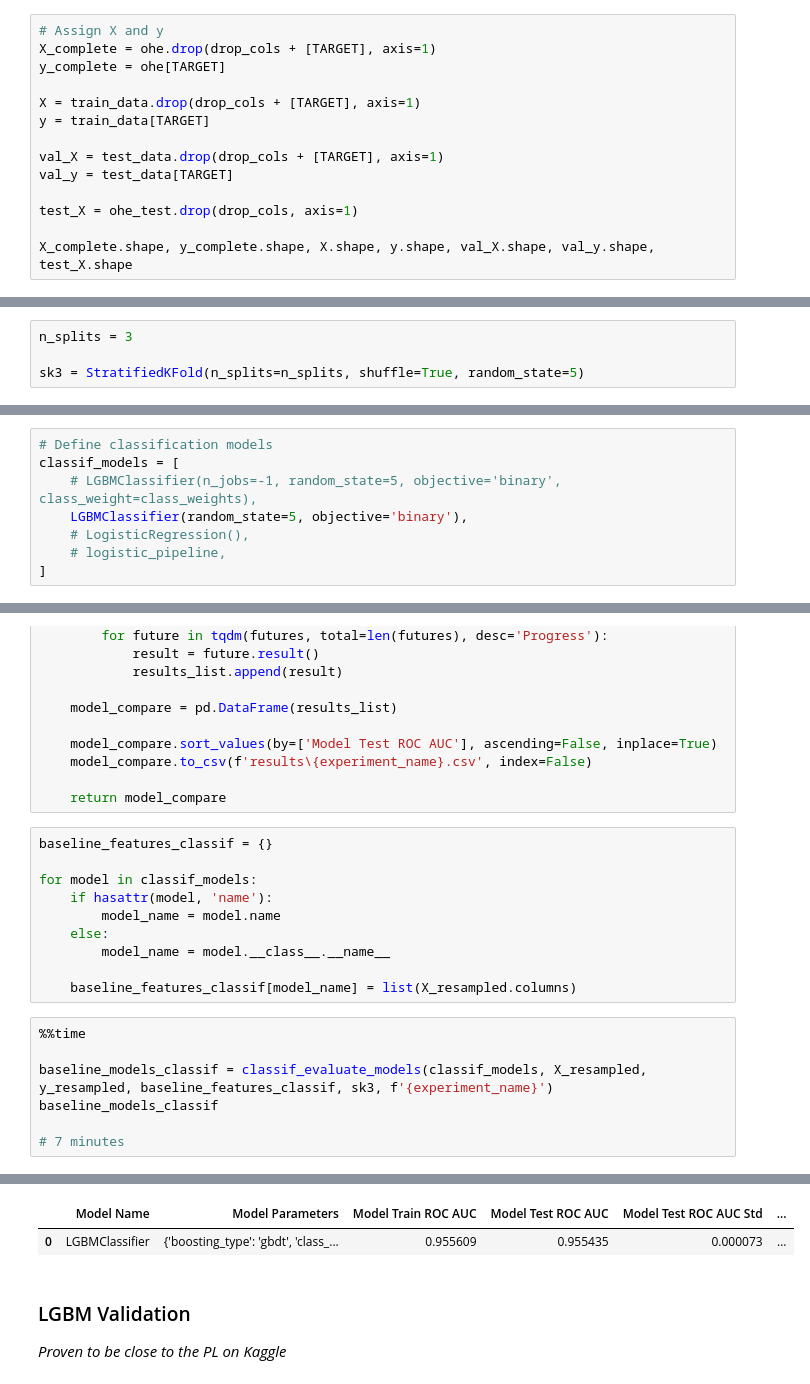
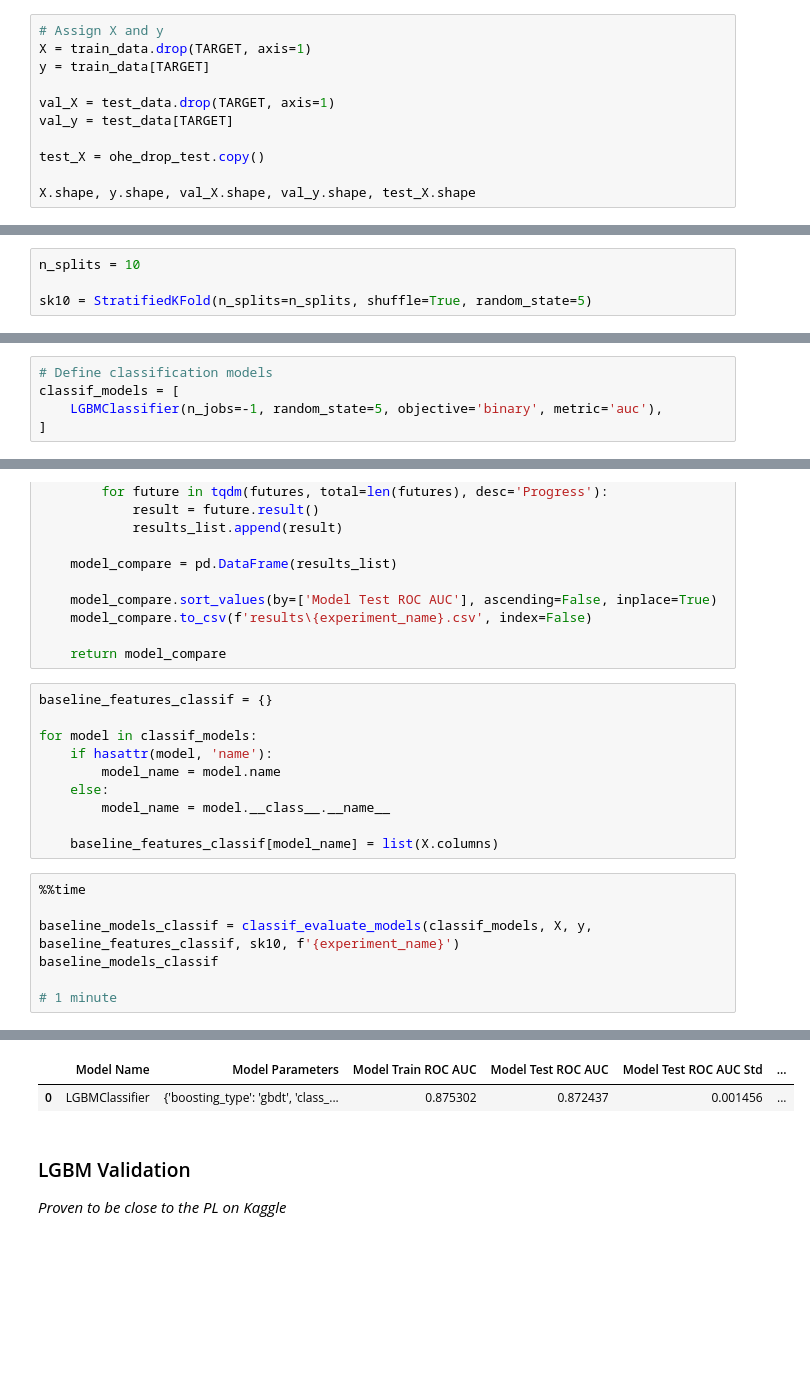
Before and after one commit to hardboyvino/kaggle_competition, a Jupyter notebook: playground_4.7/lgbm.ipynb, the cells around one changed output, grey strips where cells are left out. Saved outputs shown, nothing was run; the diff lists cells and outputs as text; blank space fills up the shorter version.

```diff
--- a/playground_4.7/lgbm.ipynb
+++ b/playground_4.7/lgbm.ipynb
@@ -76,15 +112,12 @@ train_data.shape, test_data.shape
 # %%
 # Assign X and y
-X_complete = ohe.drop(drop_cols + [TARGET], axis=1)
-y_complete = ohe[TARGET]
-
-X = train_data.drop(drop_cols + [TARGET], axis=1)
+X = train_data.drop(TARGET, axis=1)
 y = train_data[TARGET]
 
-val_X = test_data.drop(drop_cols + [TARGET], axis=1)
+val_X = test_data.drop(TARGET, axis=1)
 val_y = test_data[TARGET]
 
-test_X = ohe_test.drop(drop_cols, axis=1)
+test_X = ohe_drop_test.copy()
 
-X_complete.shape, y_complete.shape, X.shape, y.shape, val_X.shape, val_y.shape, test_X.shape
+X.shape, y.shape, val_X.shape, val_y.shape, test_X.shape
 # %% [output]
@@ -125,4 +125,4 @@ Name: count, dtype: int64
 # %%
-n_splits = 3
+n_splits = 10
 
-sk3 = StratifiedKFold(n_splits=n_splits, shuffle=True, random_state=5)
+sk10 = StratifiedKFold(n_splits=n_splits, shuffle=True, random_state=5)
@@ -142,10 +129,7 @@ logistic_pipeline.name = 'Logistic Scale'
 # %%
 # Define classification models
 classif_models = [
-    # LGBMClassifier(n_jobs=-1, random_state=5, objective='binary', class_weight=class_weights),
-    LGBMClassifier(random_state=5, objective='binary'),
-    # LogisticRegression(),
-    # logistic_pipeline,
+    LGBMClassifier(n_jobs=-1, random_state=5, objective='binary', metric='auc'),
 ]
 # %%
 def classif_evaluate_models(models, X, y, important_features, cv_split, experiment_name):
@@ -223,14 +207,14 @@ for model in classif_models:
     else:
         model_name = model.__class__.__name__
 
-    baseline_features_classif[model_name] = list(X_resampled.columns)
+    baseline_features_classif[model_name] = list(X.columns)
 # %%
 %%time
 
-baseline_models_classif = classif_evaluate_models(classif_models, X_resampled, y_resampled, baseline_features_classif, sk3, f'{experiment_name}')
+baseline_models_classif = classif_evaluate_models(classif_models, X, y, baseline_features_classif, sk10, f'{experiment_name}')
 baseline_models_classif
 
-# 7 minutes
+# 1 minute
 # %% [output]
 Done with LGBMClassifier.
 CPU times: total: 281 ms
@@ -238,5 +222,5 @@ Wall time: 42.7 s
 |  | Model Name | Model Parameters | Model Train ROC AUC | Model Test ROC AUC | Model Test ROC AUC Std | ... |
-| 0 | LGBMClassifier | {'boosting_type': 'gbdt', 'class_... | 0.955609 | 0.955435 | 0.000073 | ... |
+| 0 | LGBMClassifier | {'boosting_type': 'gbdt', 'class_... | 0.875302 | 0.872437 | 0.001456 | ... |
 # %% [markdown]
 ### LGBM Validation
 
```
Also changed, not shown: parts of 33 cells of this notebook.
